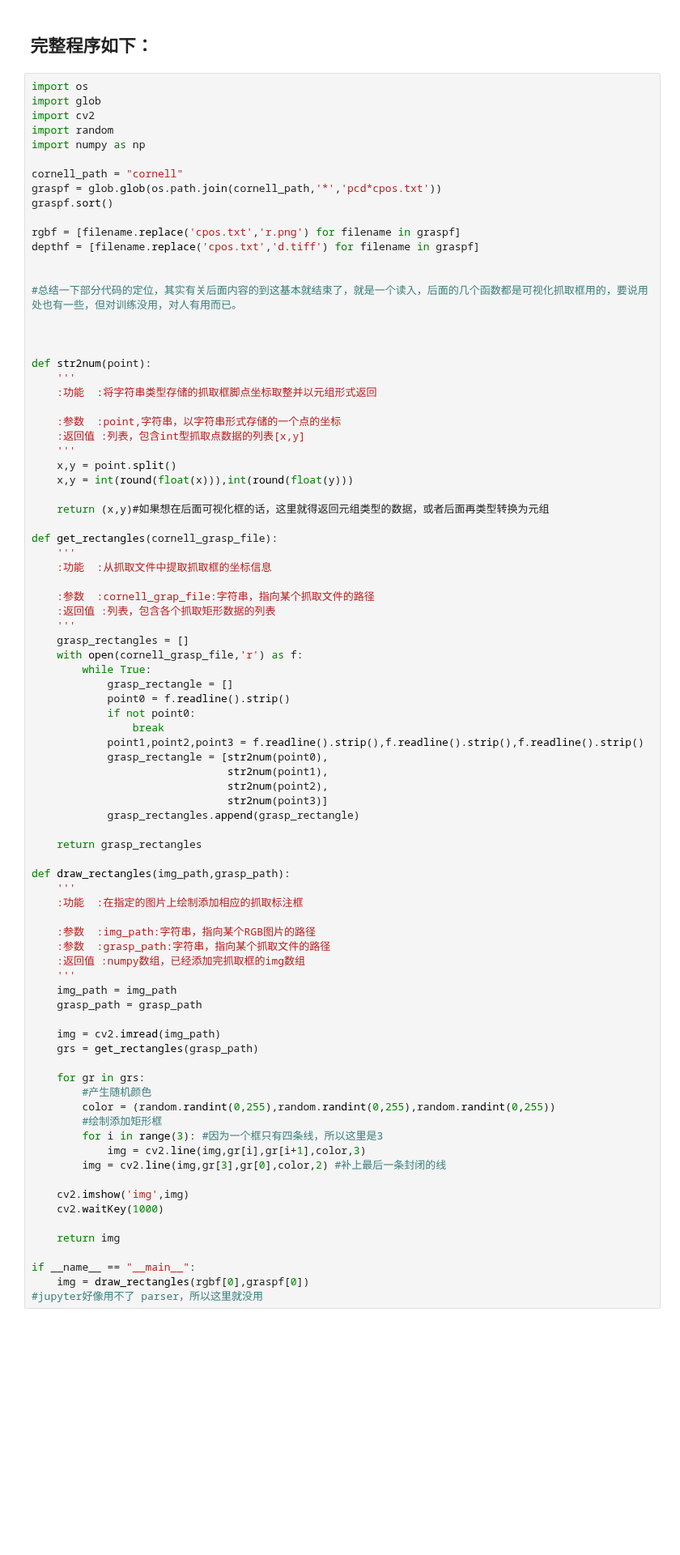
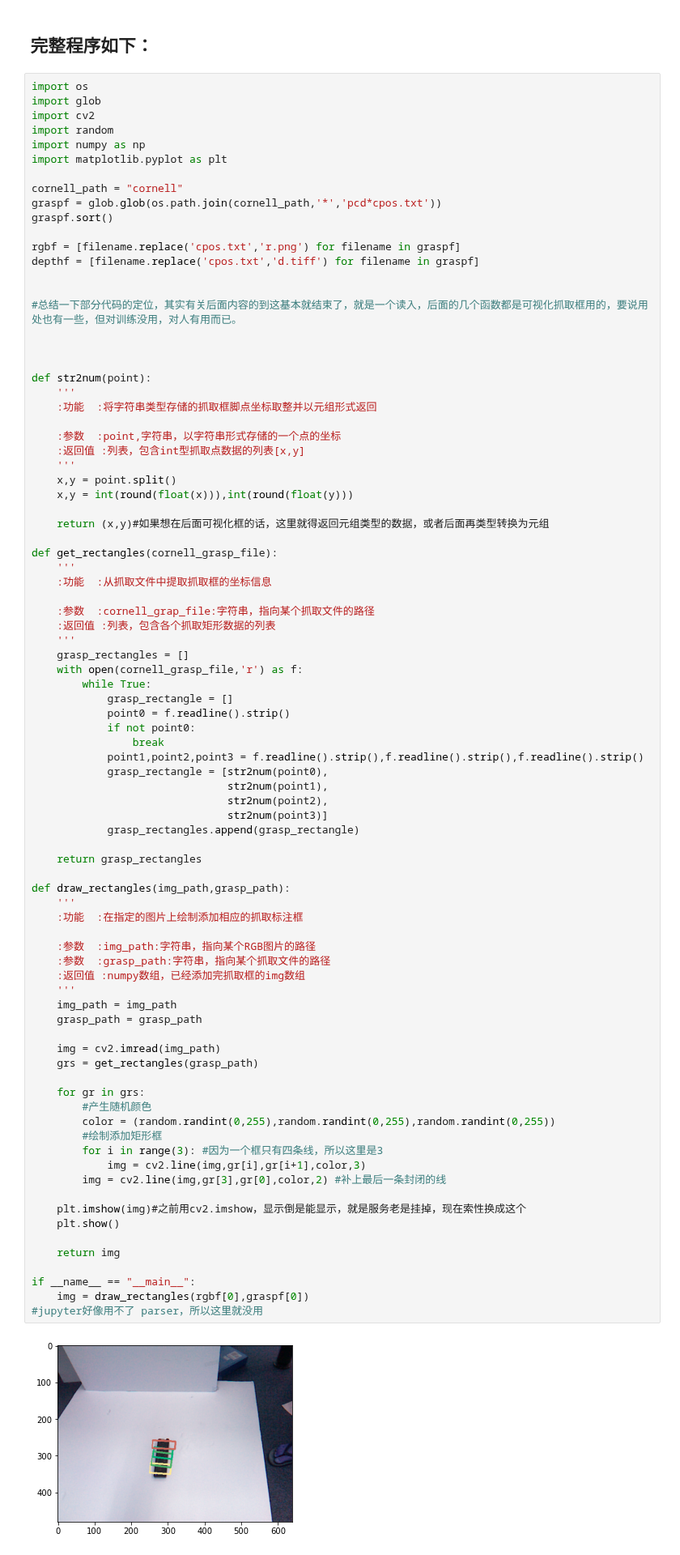
Before and after one commit to OneOneLiu/ggcnn_cornell_dataset, a Jupyter notebook: load_data.ipynb, the cells around one changed output. Shown at 81% size. Cells and saved outputs as stored; diff of their text form; blank space fills up the shorter version.

```diff
--- a/load_data.ipynb
+++ b/load_data.ipynb
@@ -175,6 +326,7 @@ import glob
 import cv2
 import random
 import numpy as np
+import matplotlib.pyplot as plt
 
 cornell_path = "cornell"
 graspf = glob.glob(os.path.join(cornell_path,'*','pcd*cpos.txt'))
@@ -224,32 +376,34 @@ def get_rectangles(cornell_grasp_file):
     return grasp_rectangles
 
 def draw_rectangles(img_path,grasp_path):
     '''
     :功能  :在指定的图片上绘制添加相应的抓取标注框
 
     :参数  :img_path:字符串，指向某个RGB图片的路径
     :参数  :grasp_path:字符串，指向某个抓取文件的路径
     :返回值 :numpy数组，已经添加完抓取框的img数组
     '''
     img_path = img_path
     grasp_path = grasp_path
 
     img = cv2.imread(img_path)
     grs = get_rectangles(grasp_path)
 
     for gr in grs:
         #产生随机颜色
         color = (random.randint(0,255),random.randint(0,255),random.randint(0,255))
         #绘制添加矩形框
         for i in range(3): #因为一个框只有四条线，所以这里是3
             img = cv2.line(img,gr[i],gr[i+1],color,3)
         img = cv2.line(img,gr[3],gr[0],color,2) #补上最后一条封闭的线
 
-    cv2.imshow('img',img)
-    cv2.waitKey(1000)
+    plt.imshow(img)#之前用cv2.imshow，显示倒是能显示，就是服务老是挂掉，现在索性换成这个
+    plt.show()
 
     return img
 
 if __name__ == "__main__":
     img = draw_rectangles(rgbf[0],graspf[0])
 #jupyter好像用不了 parser，所以这里就没用
+# %% [output]
+[figure, added]
```
Also changed, not shown: parts of 17 cells of this notebook.
